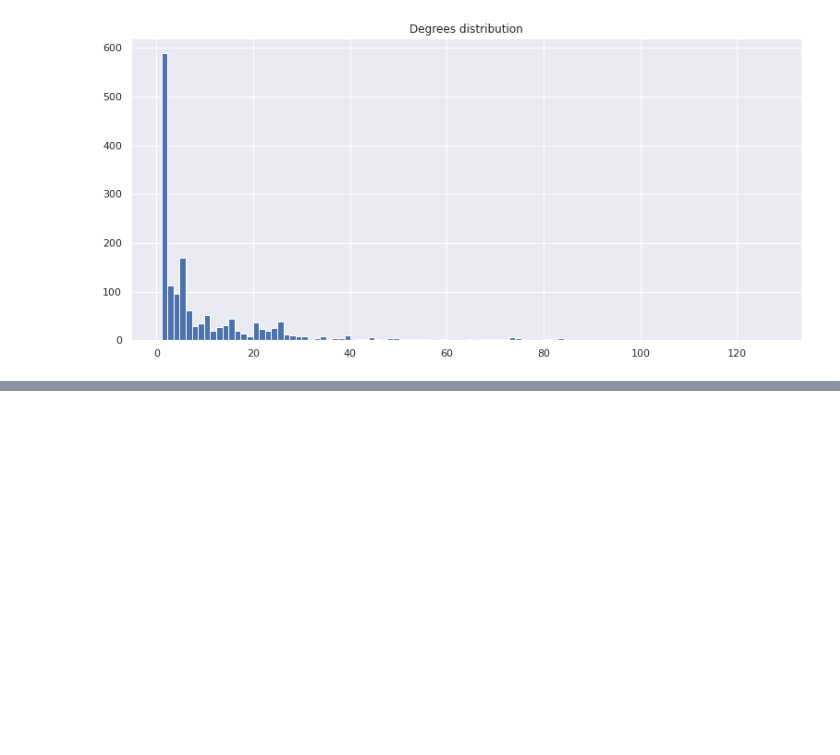
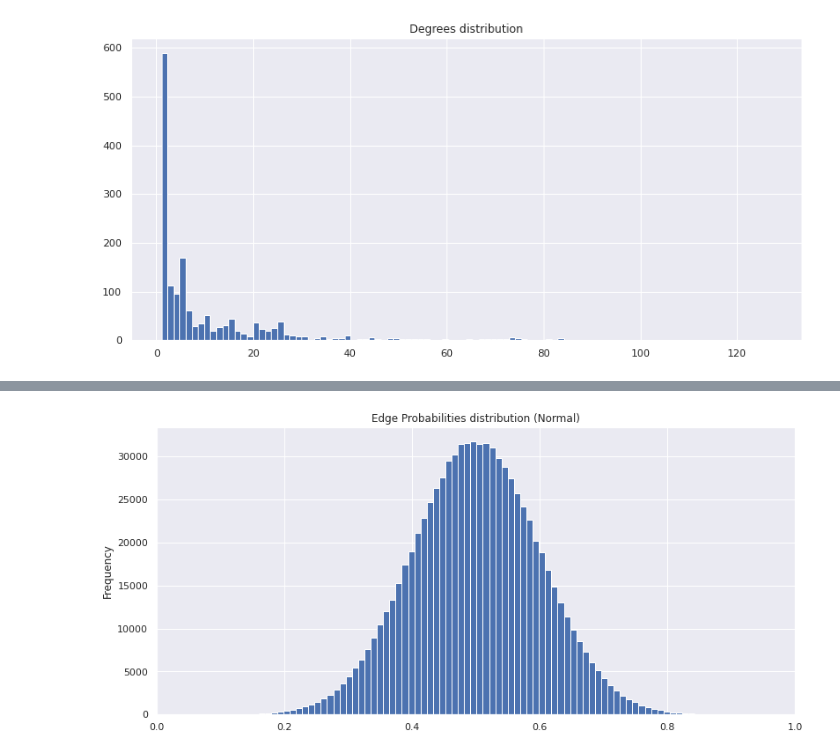
Before and after one commit to papaemman/Mining-of-Massive-Datasets-AUTh, a Jupyter notebook: notebooks/EDA_graph_data.ipynb, the cells around one changed output, grey strips where cells are left out. Saved outputs shown, nothing was run; the diff lists cells and outputs as text; code cells hidden in the pictures; blank space fills up the shorter version.

```diff
--- a/notebooks/EDA_graph_data.ipynb
+++ b/notebooks/EDA_graph_data.ipynb
@@ -92,0 +143,13 @@ nx.draw_spring(G, node_size=100, node_color="#00C98D", with_labels=False)
+# %%
+## 2. Normal
+probs = np.random.normal(0.5, 0.10, size=len(artist_edges_df))
+probs[probs<0]=0
+probs[probs>1]=0
+
+artist_edges_df["probability"] = probs
+# %%
+(artist_edges_df["probability"]
+ .plot
+ .hist(title="Edge Probabilities distribution (Normal)", bins=100, xlim=[0,1]));
+# %% [output]
+[figure, added]
```
Also changed, not shown: parts of 30 cells of this notebook, 18 other files.
